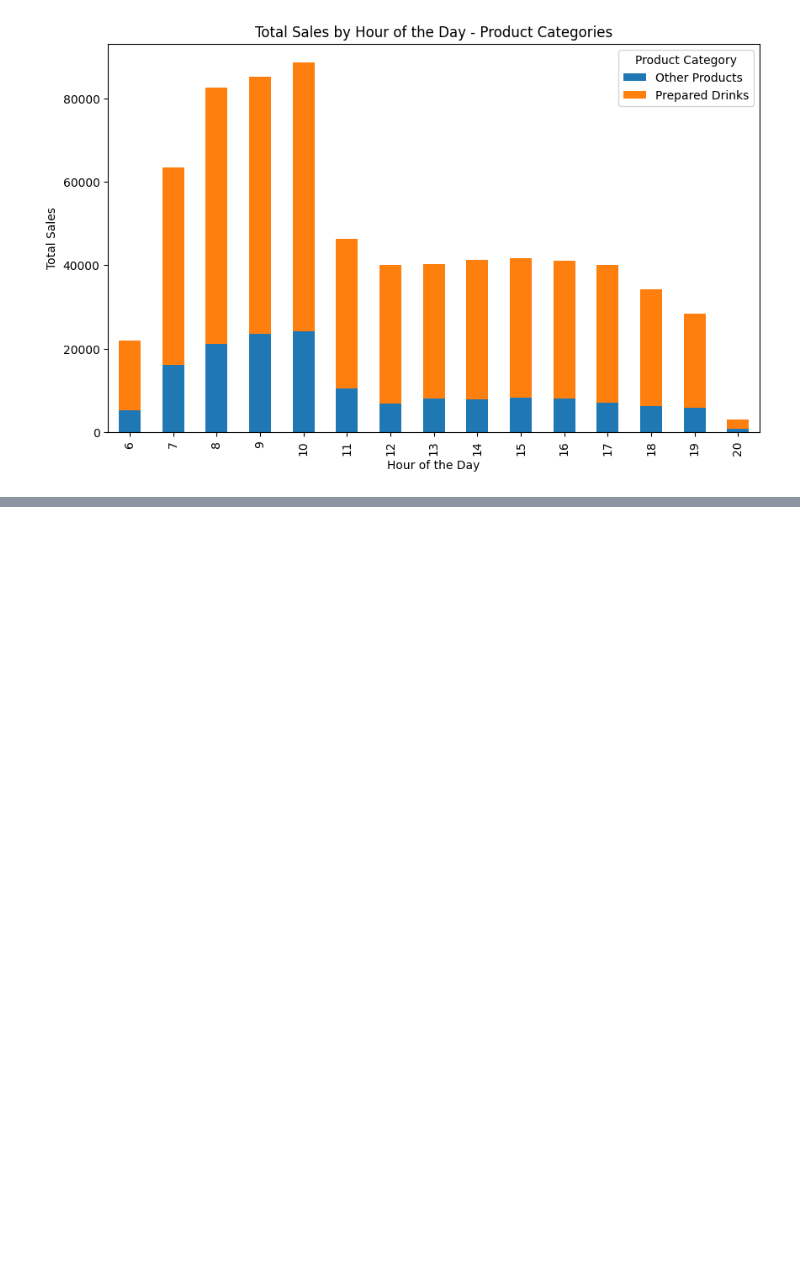
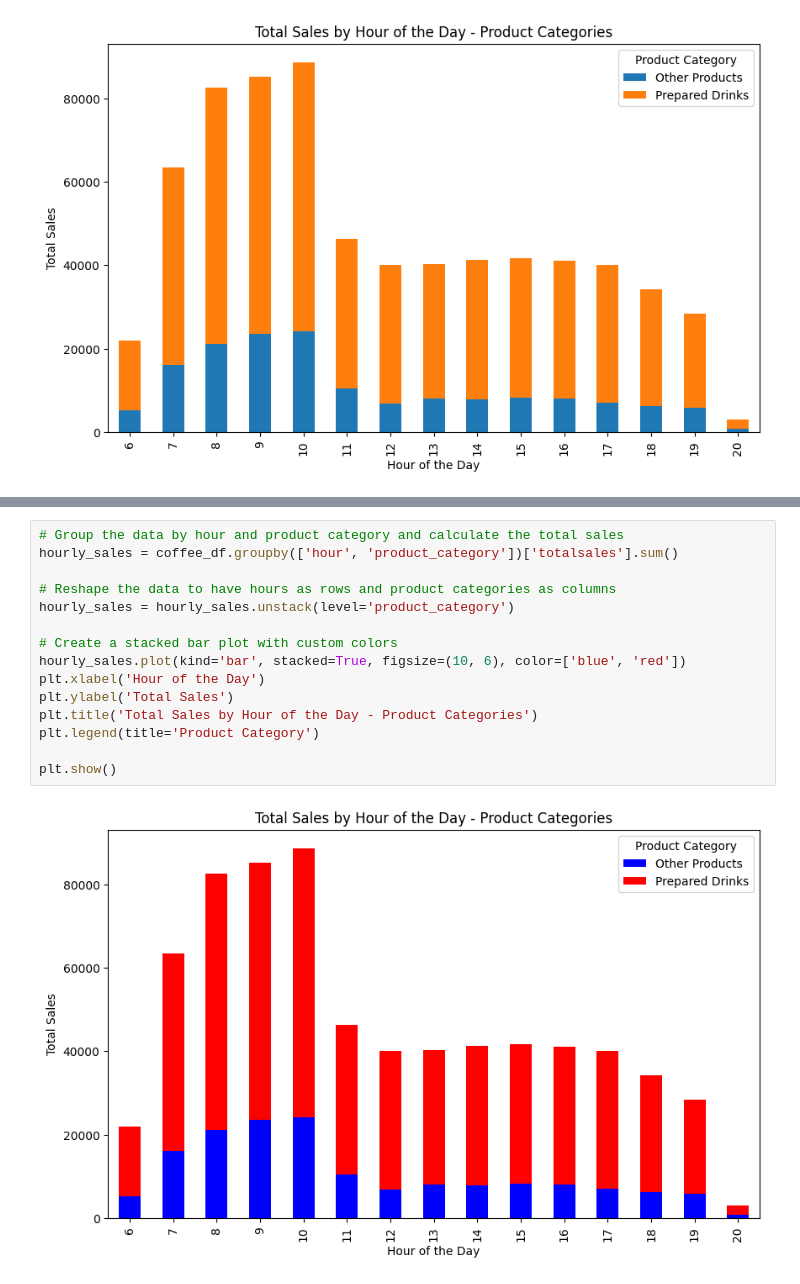
Before and after one commit to cedetraz96/Coffee_Crew, a Jupyter notebook: HourlyAnalysis.ipynb, the cells around one changed output, grey strips where cells are left out. Saved outputs shown, nothing was run; the diff lists cells and outputs as text; blank space fills up the shorter version.

```diff
--- a/CoffeeShopAnalysis.ipynb
+++ b/HourlyAnalysis.ipynb
@@ -442,0 +461,17 @@ plt.show()
+# %%
+# Group the data by hour and product category and calculate the total sales
+hourly_sales = coffee_df.groupby(['hour', 'product_category'])['totalsales'].sum()
+
+# Reshape the data to have hours as rows and product categories as columns
+hourly_sales = hourly_sales.unstack(level='product_category')
+
+# Create a stacked bar plot with custom colors
+hourly_sales.plot(kind='bar', stacked=True, figsize=(10, 6), color=['blue', 'red'])
+plt.xlabel('Hour of the Day')
+plt.ylabel('Total Sales')
+plt.title('Total Sales by Hour of the Day - Product Categories')
+plt.legend(title='Product Category')
+
+plt.show()
+# %% [output]
+[figure, added]
```
Also changed, not shown: parts of 1 cell of this notebook, 7 other files.
